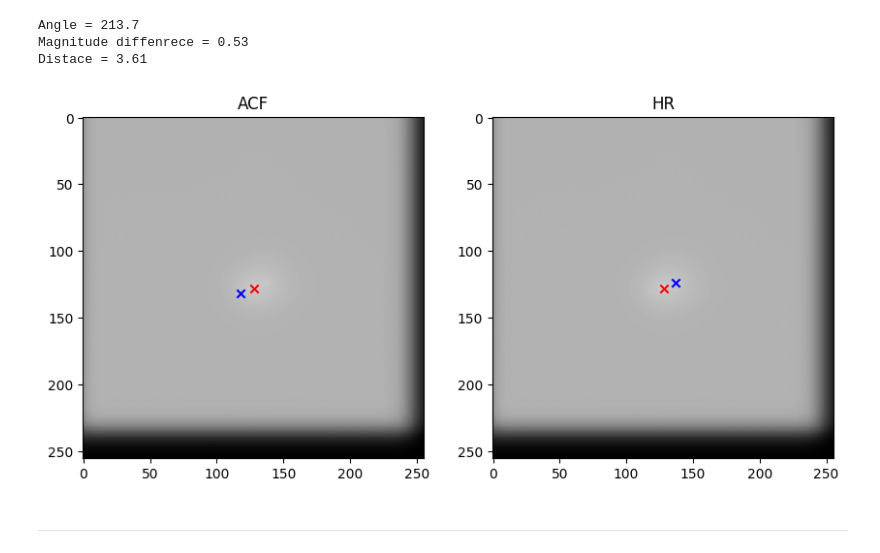
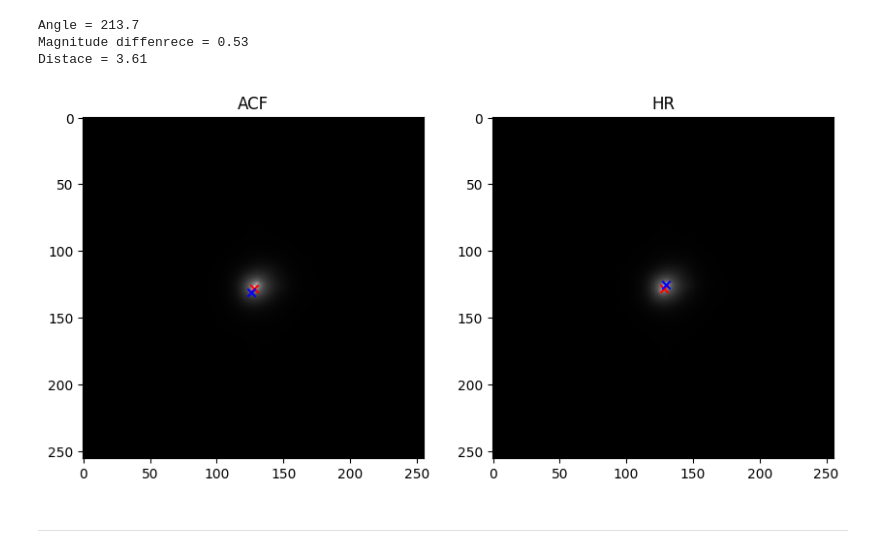
Before and after one commit to lucaspereira1342/Speckle, a Jupyter notebook: speckle_data_reduction.ipynb, the cells around one changed output. Cells and saved outputs as stored; diff of their text form; code cells hidden in the pictures.

```diff
--- a/speckle_data_reduction.ipynb
+++ b/speckle_data_reduction.ipynb
@@ -786,8 +903,8 @@ dist_list = []
 theta_list = []
 diff_mag_list = []
 # %%
-autocorr = r"D:\22abr23\ACF\ACF-16044-1122_O-R.fits"
-HR = r"D:\22abr23\HR\HR-16044-1122_O-R.fits"
+autocorr = r"D:\22abr23\ACF\ACF-15504-0303-V.fits"
+HR = r"D:\22abr23\HR\HR-15504-0303-V.fits"
 time = '2022-04-24T00:59:52'
 
 _ , pos_acf = position(autocorr)
@@ -882,36 +999,36 @@ Angle = 213.7
 Magnitude diffenrece = 0.53
 Distace = 3.61
 # %%
-hdul = fits.open(r"D:\22abr23\ACF\ACF-14288-1248-R.fits")
+hdul = fits.open(r"D:\22abr23\ACF\ACF-15420+0027_O-I.fits")
 header = hdul[0].header
 data = hdul[0].data
 
-hdul_01 = fits.open(r"HR_no_dark-14288-1248-R.fits")  # Mostra informações sobre as extensões do FITS
+hdul_01 = fits.open(r"D:\22abr23\HR\HR-15420+0027_O-I.fits")  # Mostra informações sobre as extensões do FITS
 header_01 = hdul_01[0].header
 data_01 = hdul_01[0].data
 
 (x_max, y_max), _ = position(autocorr)
 (x_max_01, y_max_01), _ = position(HR)
 
 plt.figure(figsize=(10,10))
 plt.subplot(1, 2, 1)
 plt.imshow(data, cmap='gray', origin='upper')
 plt.scatter(x_max, y_max, color='red', marker='x')
 plt.imshow(data_01, cmap='gray', origin='upper')
 for i in range(len(pos_acf)):
     plt.scatter(pos_acf[i, 0], pos_acf[i, 1], color='b', marker='x')
 plt.title("ACF")
 
 plt.subplot(1 , 2, 2)
 plt.imshow(data_01, cmap='gray', origin='upper')
 plt.scatter(x_max_01, y_max_01, color='red', marker='x')
 plt.imshow(data_01, cmap='gray', origin='upper')
 for i in range(len(pos_hr)):
     plt.scatter(pos_hr[i, 0], pos_hr[i, 1], color='b', marker='x')
 plt.title("HR")
 plt.show()
 # %% [output]
-[figure, old version]
+[figure, new version]
 # %% [markdown]
 ----
 # %% [markdown]
```
Also changed, not shown: parts of 7 cells of this notebook.
